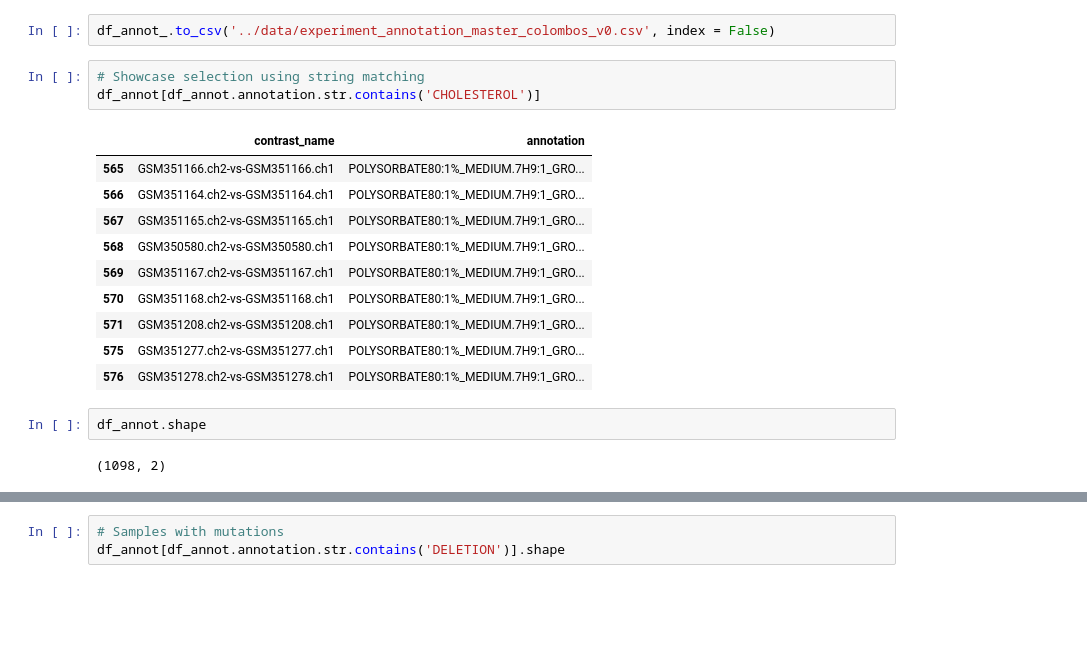
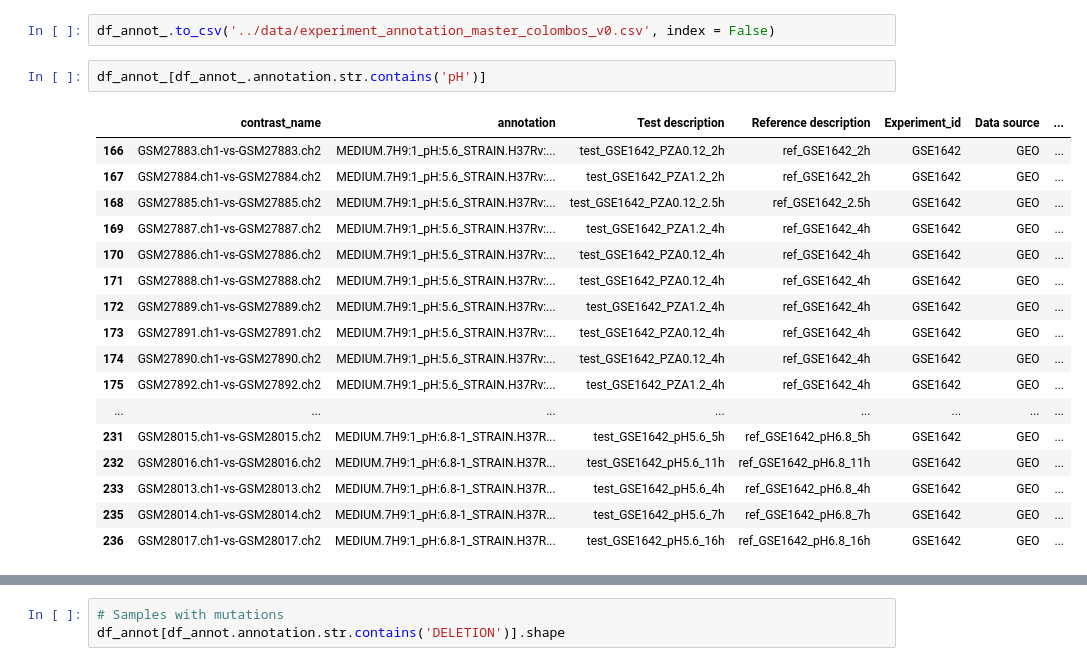
Before and after one commit to manuflores/tbredox, a Jupyter notebook: notebooks/exploring_colombos_annot.ipynb, the cells around one changed output, grey strips where cells are left out. Saved outputs shown, nothing was run; the diff lists cells and outputs as text; blank space fills up the shorter version.

```diff
--- a/notebooks/exploring_colombos_annot.ipynb
+++ b/notebooks/exploring_colombos_annot.ipynb
@@ -223,23 +243,25 @@ Super neat! We can see that this set of experiments were published [in this pape
 Let's export the dataset...
 # %%
 df_annot_.to_csv('../data/experiment_annotation_master_colombos_v0.csv', index = False)
-# %%
-# Showcase selection using string matching
-df_annot[df_annot.annotation.str.contains('CHOLESTEROL')]
-# %% [output]
-|  | contrast_name | annotation |
-| 565 | GSM351166.ch2-vs-GSM351166.ch1 | POLYSORBATE80:1%_MEDIUM.7H9:1_GRO... |
-| 566 | GSM351164.ch2-vs-GSM351164.ch1 | POLYSORBATE80:1%_MEDIUM.7H9:1_GRO... |
-| 567 | GSM351165.ch2-vs-GSM351165.ch1 | POLYSORBATE80:1%_MEDIUM.7H9:1_GRO... |
-| 568 | GSM350580.ch2-vs-GSM350580.ch1 | POLYSORBATE80:1%_MEDIUM.7H9:1_GRO... |
-| 569 | GSM351167.ch2-vs-GSM351167.ch1 | POLYSORBATE80:1%_MEDIUM.7H9:1_GRO... |
-| 570 | GSM351168.ch2-vs-GSM351168.ch1 | POLYSORBATE80:1%_MEDIUM.7H9:1_GRO... |
-| 571 | GSM351208.ch2-vs-GSM351208.ch1 | POLYSORBATE80:1%_MEDIUM.7H9:1_GRO... |
-| 575 | GSM351277.ch2-vs-GSM351277.ch1 | POLYSORBATE80:1%_MEDIUM.7H9:1_GRO... |
-| 576 | GSM351278.ch2-vs-GSM351278.ch1 | POLYSORBATE80:1%_MEDIUM.7H9:1_GRO... |
-# %%
-df_annot.shape
-# %% [output]
-(1098, 2)
+# %%
+df_annot_[df_annot_.annotation.str.contains('pH')]
+# %% [output]
+|  | contrast_name | annotation | Test description | Reference description | Experiment_id | Data source | ... |
+| 166 | GSM27883.ch1-vs-GSM27883.ch2 | MEDIUM.7H9:1_pH:5.6_STRAIN.H37Rv:... | test_GSE1642_PZA0.12_2h | ref_GSE1642_2h | GSE1642 | GEO | ... |
+| 167 | GSM27884.ch1-vs-GSM27884.ch2 | MEDIUM.7H9:1_pH:5.6_STRAIN.H37Rv:... | test_GSE1642_PZA1.2_2h | ref_GSE1642_2h | GSE1642 | GEO | ... |
+| 168 | GSM27885.ch1-vs-GSM27885.ch2 | MEDIUM.7H9:1_pH:5.6_STRAIN.H37Rv:... | test_GSE1642_PZA0.12_2.5h | ref_GSE1642_2.5h | GSE1642 | GEO | ... |
+| 169 | GSM27887.ch1-vs-GSM27887.ch2 | MEDIUM.7H9:1_pH:5.6_STRAIN.H37Rv:... | test_GSE1642_PZA1.2_4h | ref_GSE1642_4h | GSE1642 | GEO | ... |
+| 170 | GSM27886.ch1-vs-GSM27886.ch2 | MEDIUM.7H9:1_pH:5.6_STRAIN.H37Rv:... | test_GSE1642_PZA0.12_4h | ref_GSE1642_4h | GSE1642 | GEO | ... |
+| 171 | GSM27888.ch1-vs-GSM27888.ch2 | MEDIUM.7H9:1_pH:5.6_STRAIN.H37Rv:... | test_GSE1642_PZA0.12_4h | ref_GSE1642_4h | GSE1642 | GEO | ... |
+| 172 | GSM27889.ch1-vs-GSM27889.ch2 | MEDIUM.7H9:1_pH:5.6_STRAIN.H37Rv:... | test_GSE1642_PZA1.2_4h | ref_GSE1642_4h | GSE1642 | GEO | ... |
+| 173 | GSM27891.ch1-vs-GSM27891.ch2 | MEDIUM.7H9:1_pH:5.6_STRAIN.H37Rv:... | test_GSE1642_PZA0.12_4h | ref_GSE1642_4h | GSE1642 | GEO | ... |
+| 174 | GSM27890.ch1-vs-GSM27890.ch2 | MEDIUM.7H9:1_pH:5.6_STRAIN.H37Rv:... | test_GSE1642_PZA0.12_4h | ref_GSE1642_4h | GSE1642 | GEO | ... |
+| 175 | GSM27892.ch1-vs-GSM27892.ch2 | MEDIUM.7H9:1_pH:5.6_STRAIN.H37Rv:... | test_GSE1642_PZA1.2_4h | ref_GSE1642_4h | GSE1642 | GEO | ... |
+| ... | ... | ... | ... | ... | ... | ... | ... |
+| 231 | GSM28015.ch1-vs-GSM28015.ch2 | MEDIUM.7H9:1_pH:6.8-1_STRAIN.H37R... | test_GSE1642_pH5.6_5h | ref_GSE1642_pH6.8_5h | GSE1642 | GEO | ... |
+| 232 | GSM28016.ch1-vs-GSM28016.ch2 | MEDIUM.7H9:1_pH:6.8-1_STRAIN.H37R... | test_GSE1642_pH5.6_11h | ref_GSE1642_pH6.8_11h | GSE1642 | GEO | ... |
+| 233 | GSM28013.ch1-vs-GSM28013.ch2 | MEDIUM.7H9:1_pH:6.8-1_STRAIN.H37R... | test_GSE1642_pH5.6_4h | ref_GSE1642_pH6.8_4h | GSE1642 | GEO | ... |
+| 235 | GSM28014.ch1-vs-GSM28014.ch2 | MEDIUM.7H9:1_pH:6.8-1_STRAIN.H37R... | test_GSE1642_pH5.6_7h | ref_GSE1642_pH6.8_7h | GSE1642 | GEO | ... |
+| 236 | GSM28017.ch1-vs-GSM28017.ch2 | MEDIUM.7H9:1_pH:6.8-1_STRAIN.H37R... | test_GSE1642_pH5.6_16h | ref_GSE1642_pH6.8_16h | GSE1642 | GEO | ... |
 # %%
 # Samples with pH perturbation
```
Also changed, not shown: parts of 16 cells of this notebook, 2 other files.
